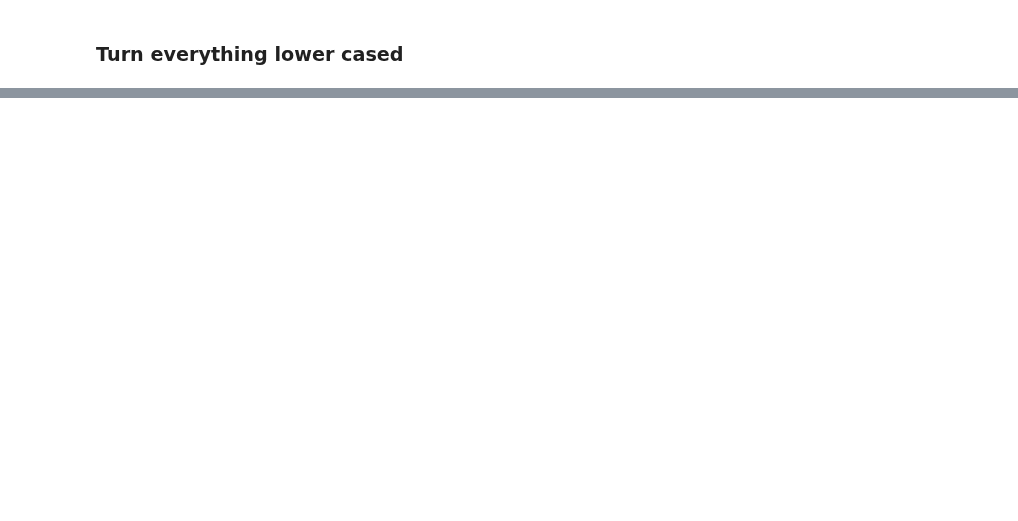
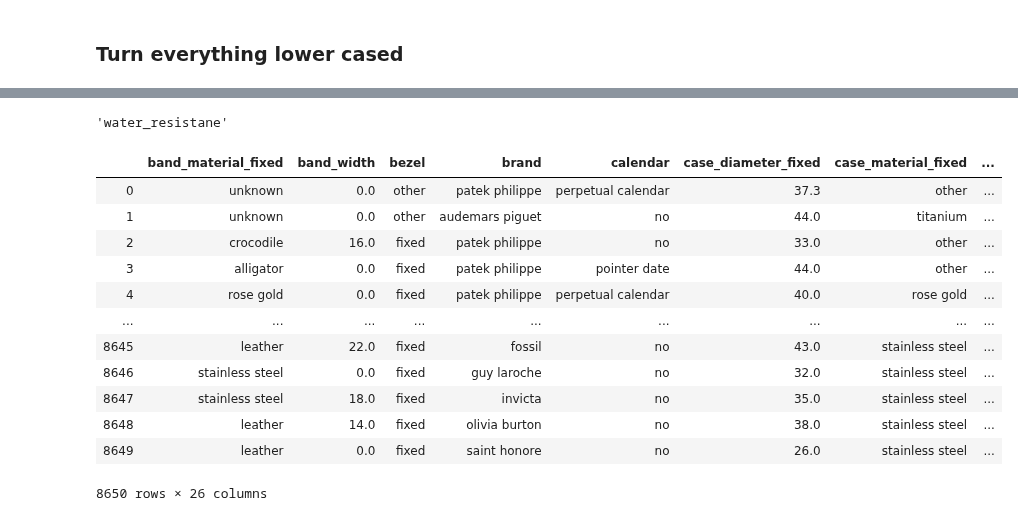
Before and after one commit to jcanque777/watchclassification, a Jupyter notebook: watch_classification_final.ipynb, the cells around one changed output, grey strips where cells are left out. Drawn from its saved outputs; the diff is of its cells as text; code cells hidden in the pictures; blank space fills up the shorter version.

```diff
--- a/watch_classification_final.ipynb
+++ b/watch_classification_final.ipynb
@@ -214,0 +265,3 @@ Name: price_fixed, Length: 8650, dtype: int64
+# %%
+#turn all to lower case
+df = df.apply(lambda x: x.astype(str).str.lower())
@@ -214,0 +291,26 @@ Name: price_fixed, Length: 8650, dtype: int64
+# %%
+cols_numeric.pop()
+# %% [output]
+'water_resistane'
+# %%
+for i in cols_numeric:
+    df[i] = pd.to_numeric(df[i])
+# %%
+#fix water resistance
+df['water_resistance'] = pd.to_numeric(df['water_resistance'])
+# %%
+df
+# %% [output]
+|  | band_material_fixed | band_width | bezel | brand | calendar | case_diameter_fixed | case_material_fixed | ... |
+| 0 | unknown | 0.0 | other | patek philippe | perpetual calendar | 37.3 | other | ... |
+| 1 | unknown | 0.0 | other | audemars piguet | no | 44.0 | titanium | ... |
+| 2 | crocodile | 16.0 | fixed | patek philippe | no | 33.0 | other | ... |
+| 3 | alligator | 0.0 | fixed | patek philippe | pointer date | 44.0 | other | ... |
+| 4 | rose gold | 0.0 | fixed | patek philippe | perpetual calendar | 40.0 | rose gold | ... |
+| ... | ... | ... | ... | ... | ... | ... | ... | ... |
+| 8645 | leather | 22.0 | fixed | fossil | no | 43.0 | stainless steel | ... |
+| 8646 | stainless steel | 0.0 | fixed | guy laroche | no | 32.0 | stainless steel | ... |
+| 8647 | stainless steel | 18.0 | fixed | invicta | no | 35.0 | stainless steel | ... |
+| 8648 | leather | 14.0 | fixed | olivia burton | no | 38.0 | stainless steel | ... |
+| 8649 | leather | 0.0 | fixed | saint honore | no | 26.0 | stainless steel | ... |
+8650 rows × 26 columns
```
Also changed, not shown: parts of 27 cells of this notebook.
